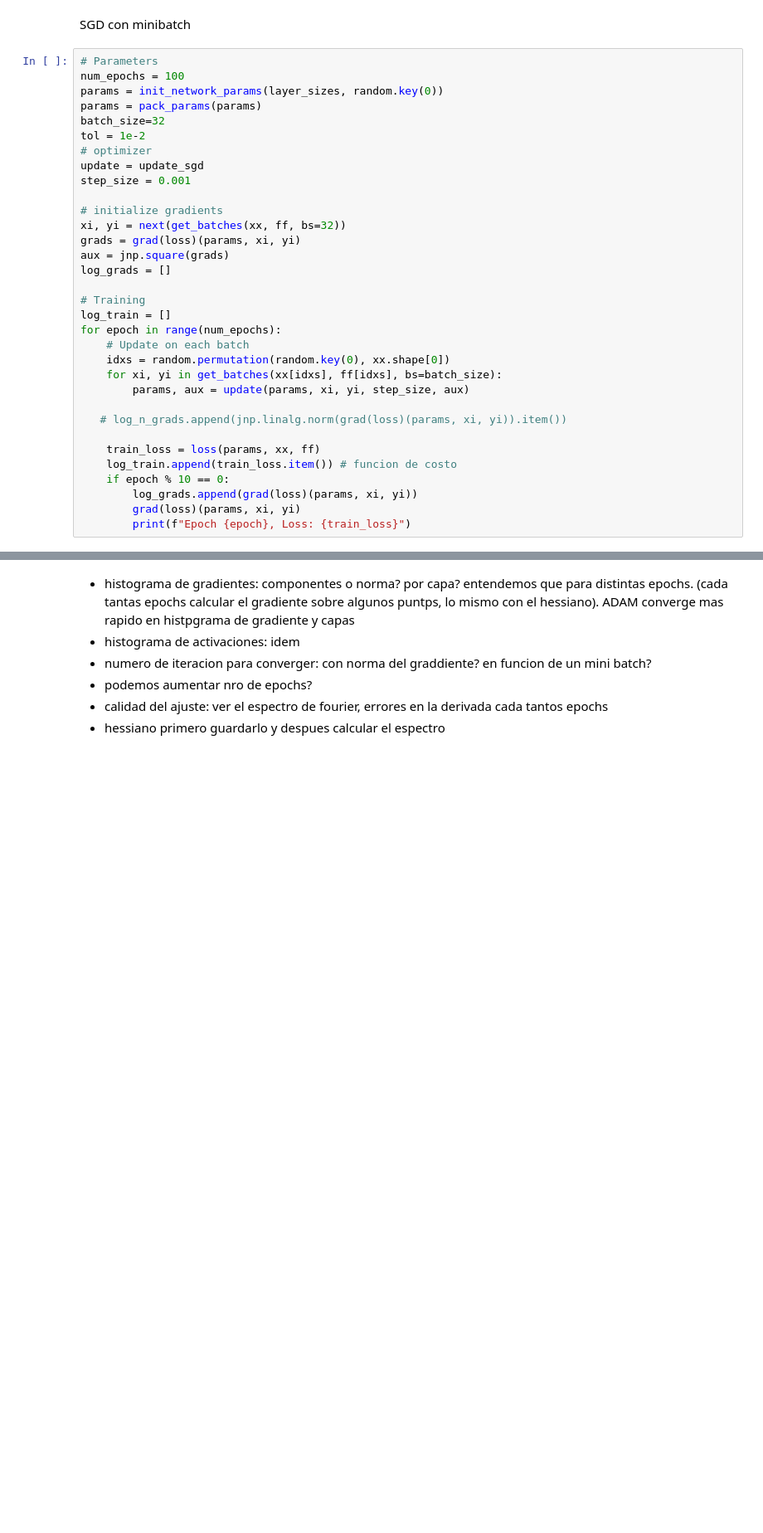
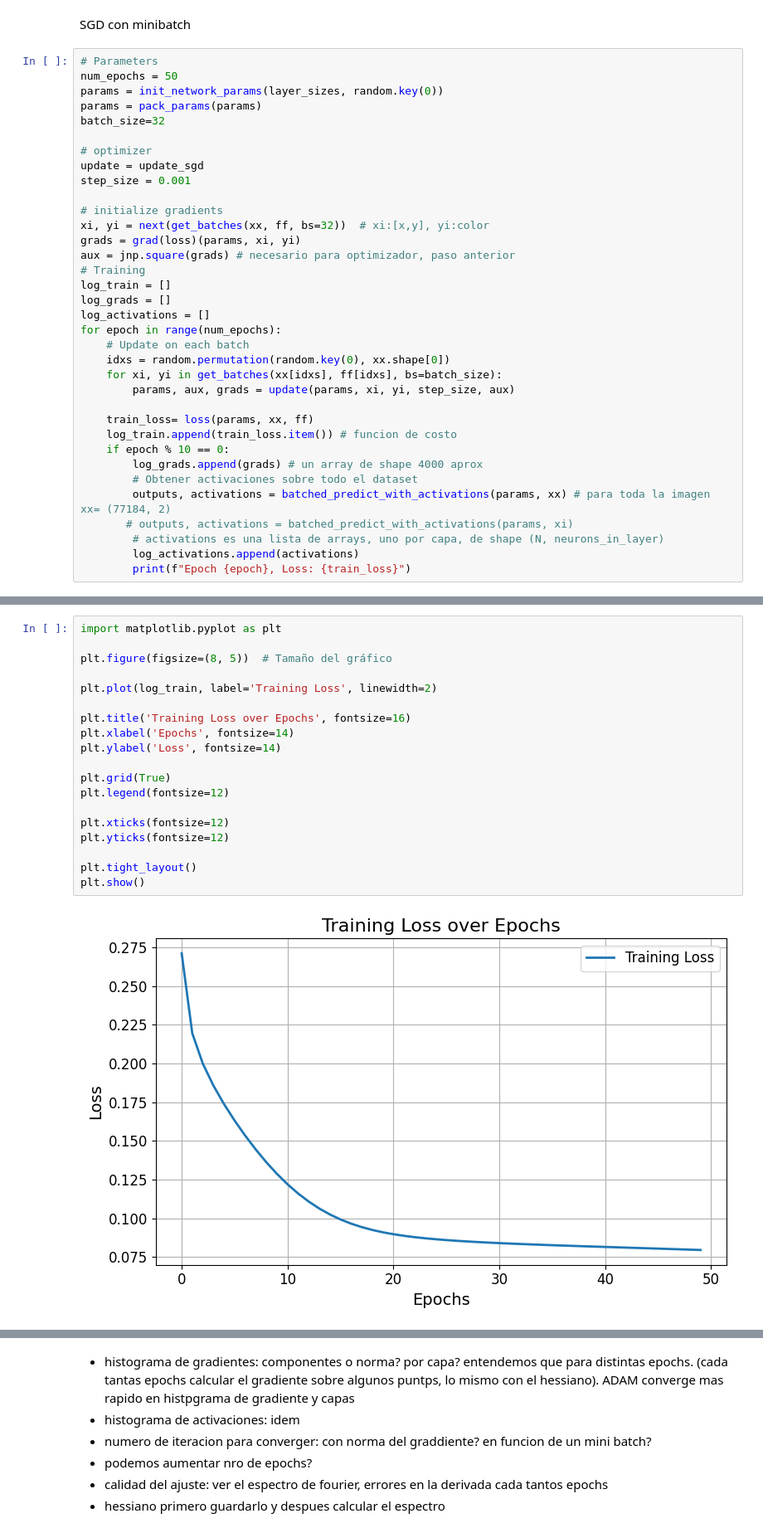
Before and after one commit to vms10/tp_optimizacion, a Jupyter notebook: doc.ipynb, the cells around one changed output, grey strips where cells are left out. Shown at 83% size. Drawn from its saved outputs; the diff is of its cells as text; blank space fills up the shorter version.

```diff
--- a/doc.ipynb
+++ b/doc.ipynb
@@ -31,36 +36,38 @@ ff = field.reshape(-1, 1)
 SGD con minibatch
 # %%
 # Parameters
-num_epochs = 100
+num_epochs = 50
 params = init_network_params(layer_sizes, random.key(0))
 params = pack_params(params)
 batch_size=32
-tol = 1e-2
+
 # optimizer
 update = update_sgd
 step_size = 0.001
 
 # initialize gradients
-xi, yi = next(get_batches(xx, ff, bs=32))
+xi, yi = next(get_batches(xx, ff, bs=32))  # xi:[x,y], yi:color
 grads = grad(loss)(params, xi, yi)
-aux = jnp.square(grads)
-log_grads = []
-
+aux = jnp.square(grads) # necesario para optimizador, paso anterior
 # Training
 log_train = []
+log_grads = []
+log_activations = []
 for epoch in range(num_epochs):
     # Update on each batch
     idxs = random.permutation(random.key(0), xx.shape[0])
     for xi, yi in get_batches(xx[idxs], ff[idxs], bs=batch_size):
-        params, aux = update(params, xi, yi, step_size, aux)
+        params, aux, grads = update(params, xi, yi, step_size, aux)
 
-   # log_n_grads.append(jnp.linalg.norm(grad(loss)(params, xi, yi)).item())
-
-    train_loss = loss(params, xx, ff)
+    train_loss= loss(params, xx, ff)
     log_train.append(train_loss.item()) # funcion de costo
     if epoch % 10 == 0:
-        log_grads.append(grad(loss)(params, xi, yi))
-        grad(loss)(params, xi, yi)
+        log_grads.append(grads) # un array de shape 4000 aprox
+        # Obtener activaciones sobre todo el dataset
+        outputs, activations = batched_predict_with_activations(params, xx) # para toda la imagen xx= (77184, 2)
+       # outputs, activations = batched_predict_with_activations(params, xi)
+        # activations es una lista de arrays, uno por capa, de shape (N, neurons_in_layer)
+        log_activations.append(activations)
         print(f"Epoch {epoch}, Loss: {train_loss}")
 # %% [output]
 Epoch 0, Loss: 0.2711281180381775
@@ -91,0 +82,21 @@ plt.show()
+# %%
+import matplotlib.pyplot as plt
+
+plt.figure(figsize=(8, 5))  # Tamaño del gráfico
+
+plt.plot(log_train, label='Training Loss', linewidth=2)
+
+plt.title('Training Loss over Epochs', fontsize=16)
+plt.xlabel('Epochs', fontsize=14)
+plt.ylabel('Loss', fontsize=14)
+
+plt.grid(True)
+plt.legend(fontsize=12)
+
+plt.xticks(fontsize=12)
+plt.yticks(fontsize=12)
+
+plt.tight_layout()
+plt.show()
+# %% [output]
+[figure, added]
```
Also changed, not shown: parts of 31 cells of this notebook, 1 other file.
